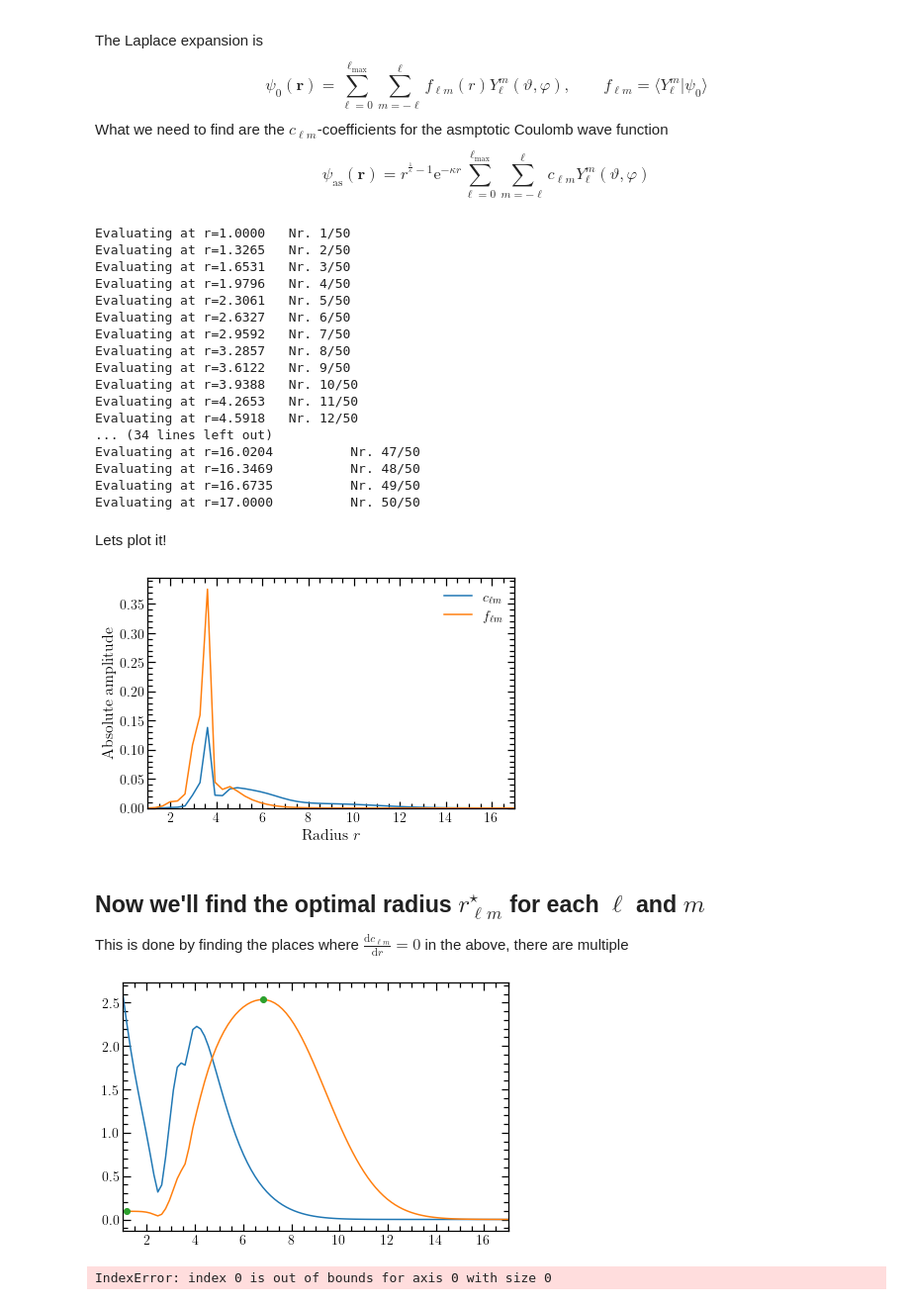
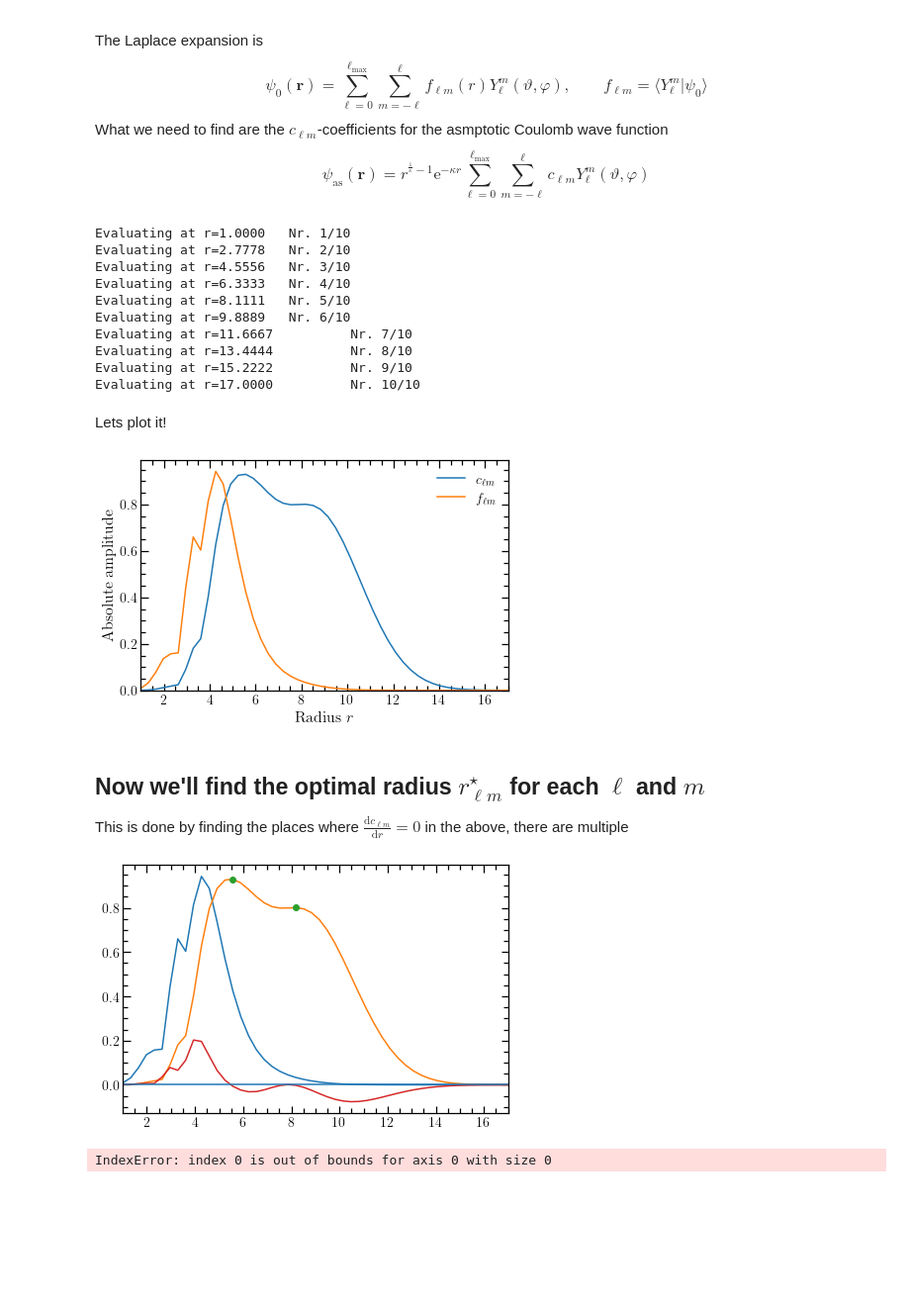
Before and after one commit to MadsCarlsen/Projekter, a Jupyter notebook: cml_matching.ipynb, the cells around one changed output. Shown: that part at 99% size. Cells and saved outputs as stored; diff of their text form; code cells hidden in the pictures; blank space fills up the shorter version.

```diff
--- a/cml_matching.ipynb
+++ b/cml_matching.ipynb
@@ -42,30 +43,23 @@ $$\psi_0(\mathbf{r})=\sum_{\ell=0}^{\ell_\text{max}}\sum_{m=-\ell}^{\ell}f_{\ell
 Ip = -output.saved_orbitals[output.HOMO][0]
 kappa = np.sqrt(2*Ip)
 
-n_r = 50
+n_r = 10
 r_lst = np.linspace(1, 17, n_r)
 flms = []
 for i, r in enumerate(r_lst):
     print(f'Evaluating at r={r:.4f} \t Nr. {i+1}/{n_r}')
     flms.append(se.spherical_expansion(lambda theta, phi: output.eval_orbital_spherical(r, theta, phi), 30))
 # %% [output]
-Evaluating at r=1.0000   Nr. 1/50
-Evaluating at r=1.3265   Nr. 2/50
-Evaluating at r=1.6531   Nr. 3/50
-Evaluating at r=1.9796   Nr. 4/50
-Evaluating at r=2.3061   Nr. 5/50
-Evaluating at r=2.6327   Nr. 6/50
-Evaluating at r=2.9592   Nr. 7/50
-Evaluating at r=3.2857   Nr. 8/50
-Evaluating at r=3.6122   Nr. 9/50
-Evaluating at r=3.9388   Nr. 10/50
-Evaluating at r=4.2653   Nr. 11/50
-Evaluating at r=4.5918   Nr. 12/50
-... (34 lines left out)
-Evaluating at r=16.0204          Nr. 47/50
-Evaluating at r=16.3469          Nr. 48/50
-Evaluating at r=16.6735          Nr. 49/50
-Evaluating at r=17.0000          Nr. 50/50
+Evaluating at r=1.0000   Nr. 1/10
+Evaluating at r=2.7778   Nr. 2/10
+Evaluating at r=4.5556   Nr. 3/10
+Evaluating at r=6.3333   Nr. 4/10
+Evaluating at r=8.1111   Nr. 5/10
+Evaluating at r=9.8889   Nr. 6/10
+Evaluating at r=11.6667          Nr. 7/10
+Evaluating at r=13.4444          Nr. 8/10
+Evaluating at r=15.2222          Nr. 9/10
+Evaluating at r=17.0000          Nr. 10/10
 # %% [markdown]
 Lets plot it!
 # %%
@@ -74,10 +68,10 @@ plt.figure(facecolor='white')
 def radial(r, kappa):
     return r**(1/kappa - 1) * np.exp(-kappa*r)
 
-sgn, l, m = 1, 9, 1#1, 5, 4
+sgn, l, m = 1, 5, 4#1, 9, 1#
 #plt.plot(r_lst, np.array([output.eval_orbital_spherical(r, np.pi/2, 0) for r in r_lst])*100, label=r'$\psi_0$')
 plt.plot(r_lst, np.abs(np.array(flms)[:, sgn, l, m])/radial(r_lst, kappa), label=r'$c_{\ell m}$')
-plt.plot(r_lst, np.abs(np.array(flms)[:, sgn, l, m])*70, label=r'$f_{\ell m}$')
+plt.plot(r_lst, np.abs(np.array(flms)[:, sgn, l, m])*70,  label=r'$f_{\ell m}$')
 plt.legend(frameon=False)
 plt.xlabel(r'Radius $r$')
 plt.ylabel(r'Absolute amplitude')
@@ -86,27 +80,29 @@ plt.xlim(r_lst[0], r_lst[-1])
 plt.ylim(bottom=0)
 plt.tight_layout()
 # %% [output]
-[figure, old version]
+[figure, new version]
 # %% [markdown]
 ## Now we'll find the optimal radius $r^\star_{\ell m}$ for each $\ell$ and $m$
 This is done by finding the places where $\frac{\text{d}c_{\ell m}}{\text{d}r}=0$ in the above, there are multiple
 # %%
 plt.figure(facecolor='white')
 
 clm = np.abs(np.array(flms)[:, sgn, l, m])/radial(r_lst, kappa)
 plt.plot(r_lst, np.abs(np.array(flms)[:, sgn, l, m])*70, label=r'$f_{\ell m}$')
 clm_deriv = np.gradient(clm)
 plt.plot(r_lst, clm)
 
 idx = find_peaks(clm)[0]
 plt.plot(r_lst[idx], clm[idx], 'o')
+plt.plot(r_lst, clm_deriv)
+plt.axhline(0)
 
 plt.minorticks_on()
 plt.minorticks_on()
 plt.xlim(r_lst[0], r_lst[-1])
 plt.tight_layout()
 # %% [output]
-[figure, old version]
+[figure, new version]
 # %%
 arr = np.array([1]*10)
 arr[find_peaks(arr)[0][0]]
```
Also changed, not shown: parts of 7 cells of this notebook, 2 other files.
